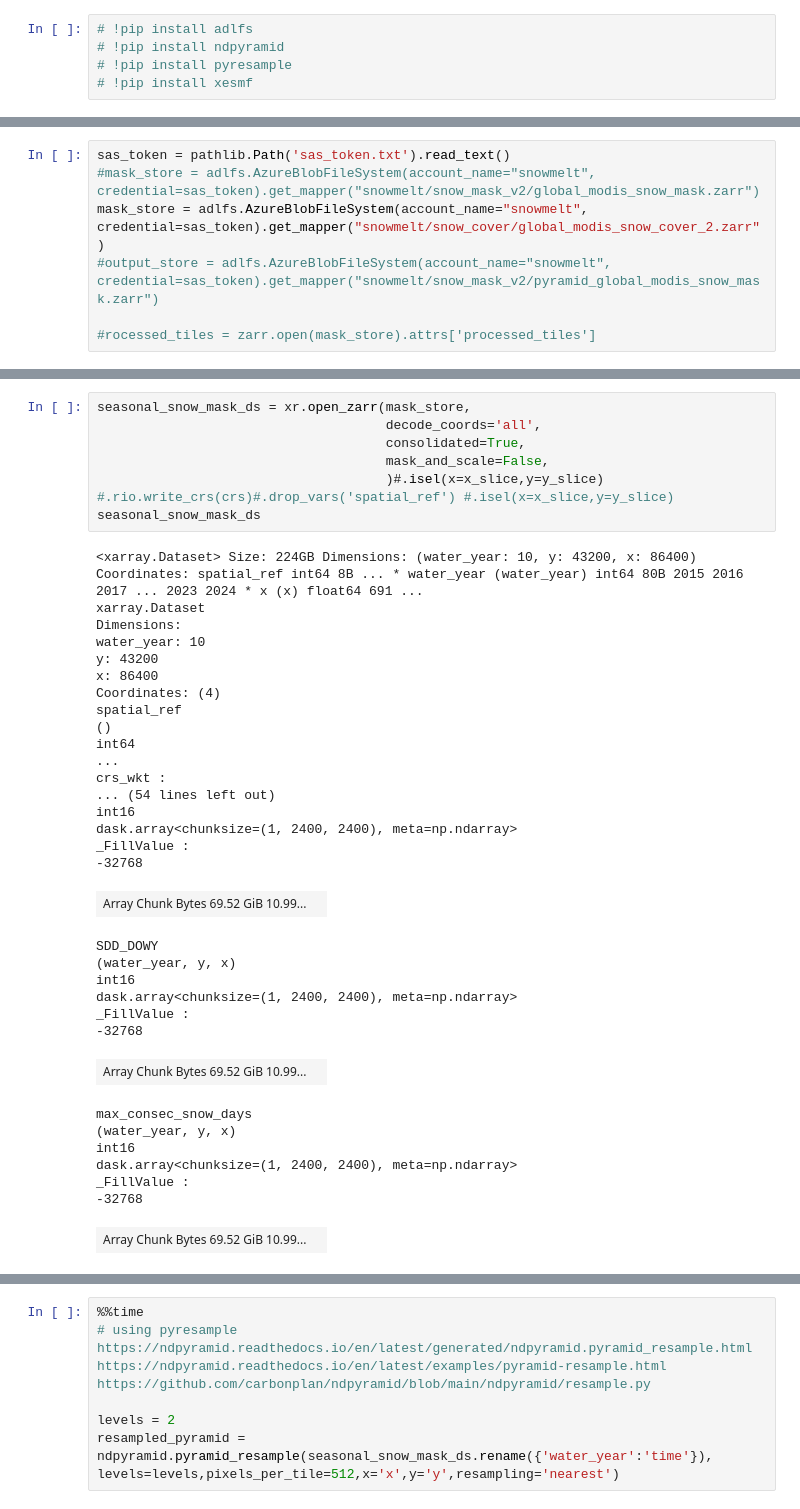
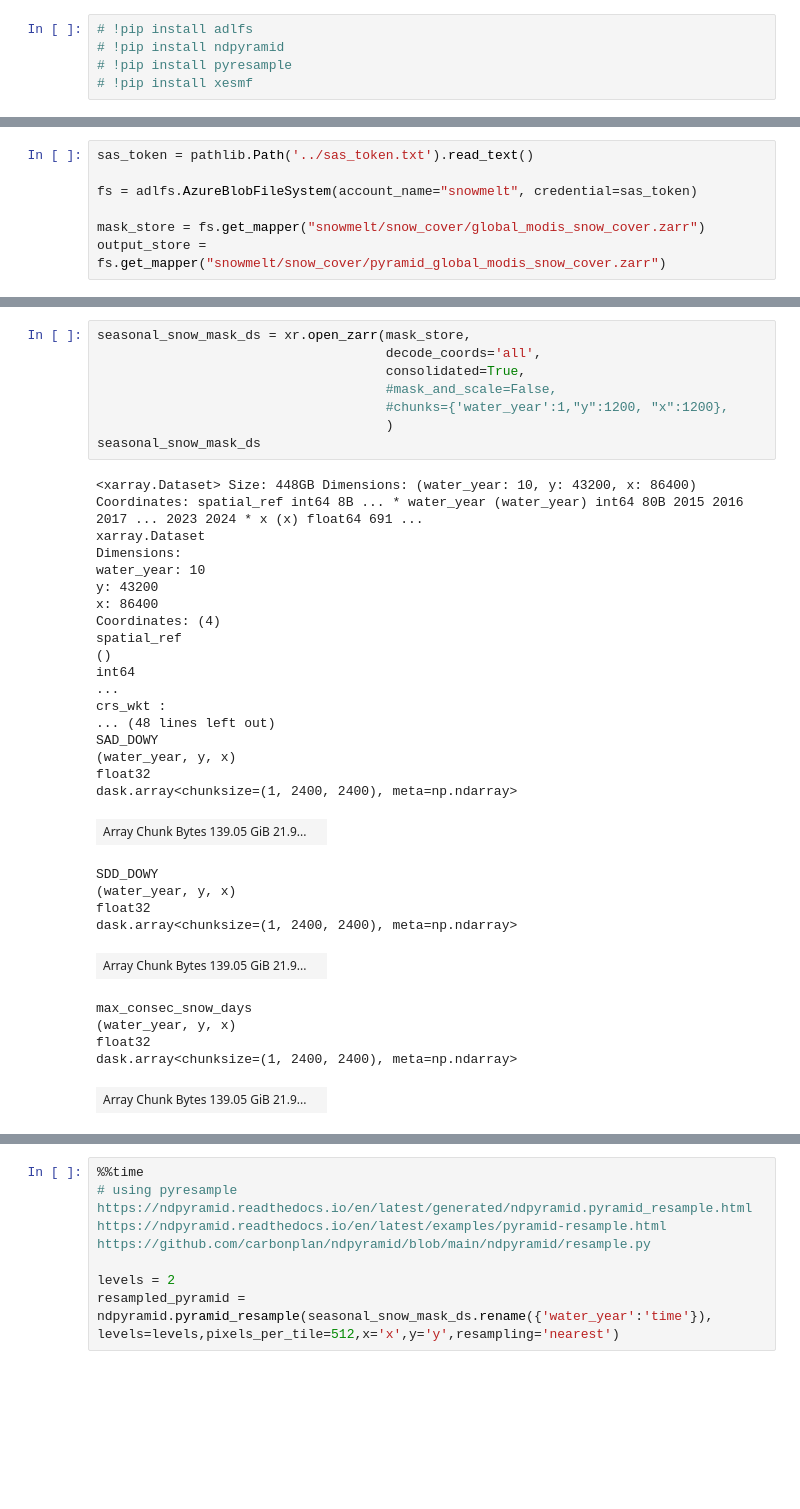
Before and after one commit to egagli/MODIS_seasonal_snow_mask, a Jupyter notebook: evaluation/view_mask_create_pyramids.ipynb, the cells around one changed output, grey strips where cells are left out. Cells and saved outputs as stored; diff of their text form; blank space fills up the shorter version.

```diff
--- a/evaluation/view_mask_create_pyramids.ipynb
+++ b/evaluation/view_mask_create_pyramids.ipynb
@@ -23,7 +33,7 @@ import matplotlib.pyplot as plt
 # %%
-sas_token = pathlib.Path('sas_token.txt').read_text()
-#mask_store = adlfs.AzureBlobFileSystem(account_name="snowmelt", credential=sas_token).get_mapper("snowmelt/snow_mask_v2/global_modis_snow_mask.zarr")
-mask_store = adlfs.AzureBlobFileSystem(account_name="snowmelt", credential=sas_token).get_mapper("snowmelt/snow_cover/global_modis_snow_cover_2.zarr")
-#output_store = adlfs.AzureBlobFileSystem(account_name="snowmelt", credential=sas_token).get_mapper("snowmelt/snow_mask_v2/pyramid_global_modis_snow_mask.zarr")
+sas_token = pathlib.Path('../sas_token.txt').read_text()
 
-#rocessed_tiles = zarr.open(mask_store).attrs['processed_tiles']
+fs = adlfs.AzureBlobFileSystem(account_name="snowmelt", credential=sas_token)
+
+mask_store = fs.get_mapper("snowmelt/snow_cover/global_modis_snow_cover.zarr")
+output_store = fs.get_mapper("snowmelt/snow_cover/pyramid_global_modis_snow_cover.zarr")
@@ -39,43 +40,40 @@ mask_store = adlfs.AzureBlobFileSystem(account_name="snowmelt", credential=sas_t
 # %%
 seasonal_snow_mask_ds = xr.open_zarr(mask_store,
                                      decode_coords='all',
                                      consolidated=True,
-                                     mask_and_scale=False,
-                                     )#.isel(x=x_slice,y=y_slice) #.rio.write_crs(crs)#.drop_vars('spatial_ref') #.isel(x=x_slice,y=y_slice)
+                                     #mask_and_scale=False,
+                                     #chunks={'water_year':1,"y":1200, "x":1200},
+                                     )
 seasonal_snow_mask_ds
 # %% [output]
-<xarray.Dataset> Size: 224GB Dimensions: (water_year: 10, y: 43200, x: 86400) Coordinates: spatial_ref int64 8B ... * water_year (water_year) int64 80B 2015 2016 2017 ... 2023 2024 * x (x) float64 691 ...
+<xarray.Dataset> Size: 448GB Dimensions: (water_year: 10, y: 43200, x: 86400) Coordinates: spatial_ref int64 8B ... * water_year (water_year) int64 80B 2015 2016 2017 ... 2023 2024 * x (x) float64 691 ...
 xarray.Dataset
 Dimensions:
 water_year: 10
 y: 43200
 x: 86400
 Coordinates: (4)
 spatial_ref
 ()
 int64
 ...
 crs_wkt :
-... (54 lines left out)
-int16
+... (48 lines left out)
+SAD_DOWY
+(water_year, y, x)
+float32
 dask.array<chunksize=(1, 2400, 2400), meta=np.ndarray>
-_FillValue :
--32768
-| Array Chunk Bytes 69.52 GiB 10.99... |  |
+| Array Chunk Bytes 139.05 GiB 21.9... |  |
 SDD_DOWY
 (water_year, y, x)
-int16
+float32
 dask.array<chunksize=(1, 2400, 2400), meta=np.ndarray>
-_FillValue :
--32768
-| Array Chunk Bytes 69.52 GiB 10.99... |  |
+| Array Chunk Bytes 139.05 GiB 21.9... |  |
 max_consec_snow_days
 (water_year, y, x)
-int16
+float32
 dask.array<chunksize=(1, 2400, 2400), meta=np.ndarray>
-_FillValue :
--32768
-| Array Chunk Bytes 69.52 GiB 10.99... |  |
+| Array Chunk Bytes 139.05 GiB 21.9... |  |
 Indexes: (3)
 water_year
 PandasIndex
```
Also changed, not shown: parts of 29 cells of this notebook.
